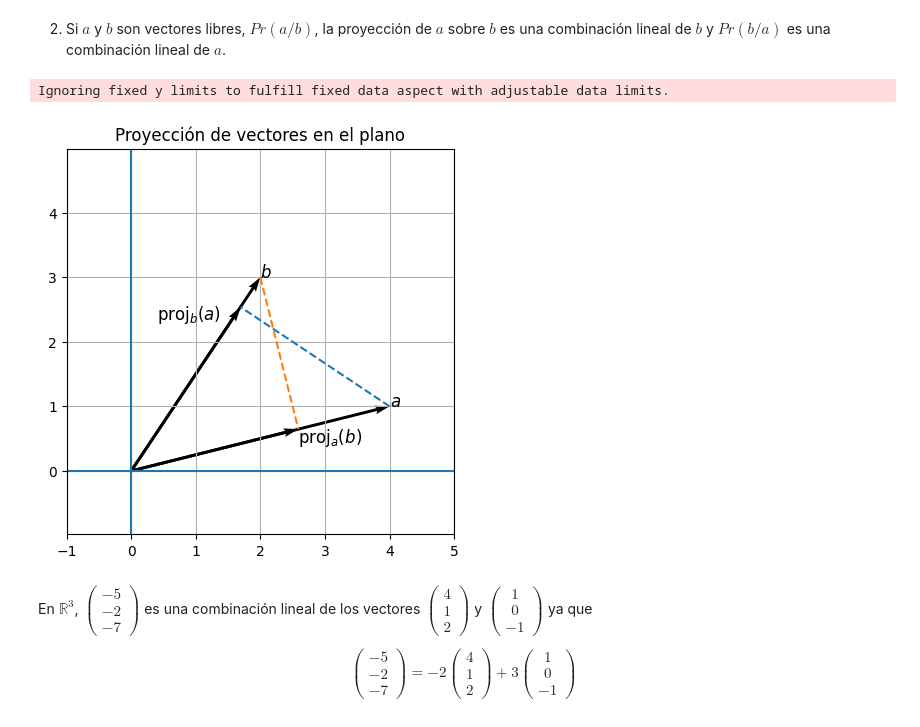
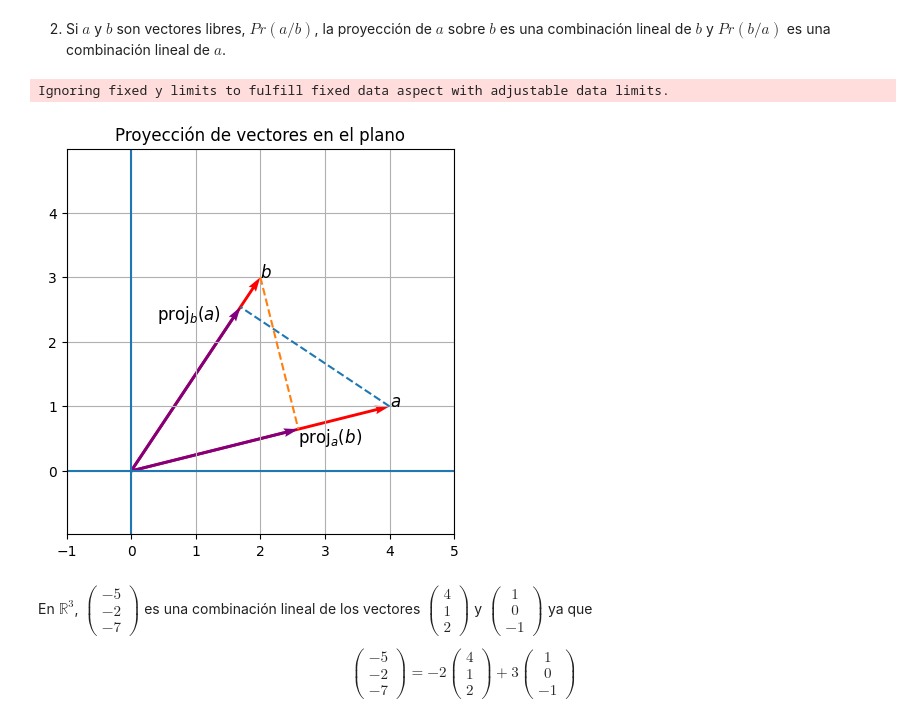
Before and after one commit to marco-canas/linear_algebra, a Jupyter notebook: 3_clases_segun_clara_mejia_laverde/1_cap/3_modulo/3_modulo.ipynb, the cells around one changed output. Saved outputs shown, nothing was run; the diff lists cells and outputs as text; code cells hidden in the pictures.

```diff
--- a/3_clases_segun_clara_mejia_laverde/1_cap/3_modulo/3_modulo.ipynb
+++ b/3_clases_segun_clara_mejia_laverde/1_cap/3_modulo/3_modulo.ipynb
@@ -262,38 +336,38 @@ proj_b_on_a = (dot_ab / np.dot(a, a)) * a
 
 # Crear figura
 plt.figure(figsize=(5, 5))
 plt.axhline(0)
 plt.axvline(0)
 plt.grid(True)
 
 # Vectores originales
-plt.quiver(0, 0, a[0], a[1], angles='xy', scale_units='xy', scale=1)
-plt.quiver(0, 0, b[0], b[1], angles='xy', scale_units='xy', scale=1)
+plt.quiver(0, 0, a[0], a[1], angles='xy', scale_units='xy', scale=1, color = 'red')
+plt.quiver(0, 0, b[0], b[1], angles='xy', scale_units='xy', scale=1, color = 'red')
 
 # Proyecciones
-plt.quiver(0, 0, proj_a_on_b[0], proj_a_on_b[1], angles='xy', scale_units='xy', scale=1)
-plt.quiver(0, 0, proj_b_on_a[0], proj_b_on_a[1], angles='xy', scale_units='xy', scale=1)
+plt.quiver(0, 0, proj_a_on_b[0], proj_a_on_b[1], angles='xy', scale_units='xy', scale=1, color = 'purple')
+plt.quiver(0, 0, proj_b_on_a[0], proj_b_on_a[1], angles='xy', scale_units='xy', scale=1, color = 'purple')
 
 # Segmentos auxiliares (perpendiculares)
 plt.plot([a[0], proj_a_on_b[0]], [a[1], proj_a_on_b[1]], '--')
 plt.plot([b[0], proj_b_on_a[0]], [b[1], proj_b_on_a[1]], '--')
 
 # Etiquetas
 plt.text(a[0], a[1], r'$a$', fontsize=12)
 plt.text(b[0], b[1], r'$b$', fontsize=12)
 plt.text(proj_a_on_b[0]-1.3, proj_a_on_b[1] - 0.2, r'$\mathrm{proj}_b(a)$', fontsize=12)
 plt.text(proj_b_on_a[0], proj_b_on_a[1]-0.2, r'$\mathrm{proj}_a(b)$', fontsize=12)
 
 # Ajustes visuales
 plt.axis('equal')
 plt.xlim(-1, 5)
 plt.ylim(-1, 5)
 plt.title('Proyección de vectores en el plano')
 plt.savefig(r"C:\Users\marco\Downloads\Proyección_de_vectores_en_el_plano.png")
 plt.show()
 # %% [output]
 Ignoring fixed y limits to fulfill fixed data aspect with adjustable data limits.
-[figure, old version]
+[figure, new version]
 # %% [markdown]
 En  $\mathbb{R}^{3}$, $\begin{pmatrix} -5 \\ -2 \\ -7 \end{pmatrix}$ es una combinación lineal de los vectores $\begin{pmatrix} 4 \\ 1 \\ 2 \end{pmatrix}$ y $\begin{pmatrix} 1 \\ 0 \\ -1 \end{pmatrix}$ ya que
 
```
Also changed, not shown: parts of 2 cells of this notebook, 2 other files.
